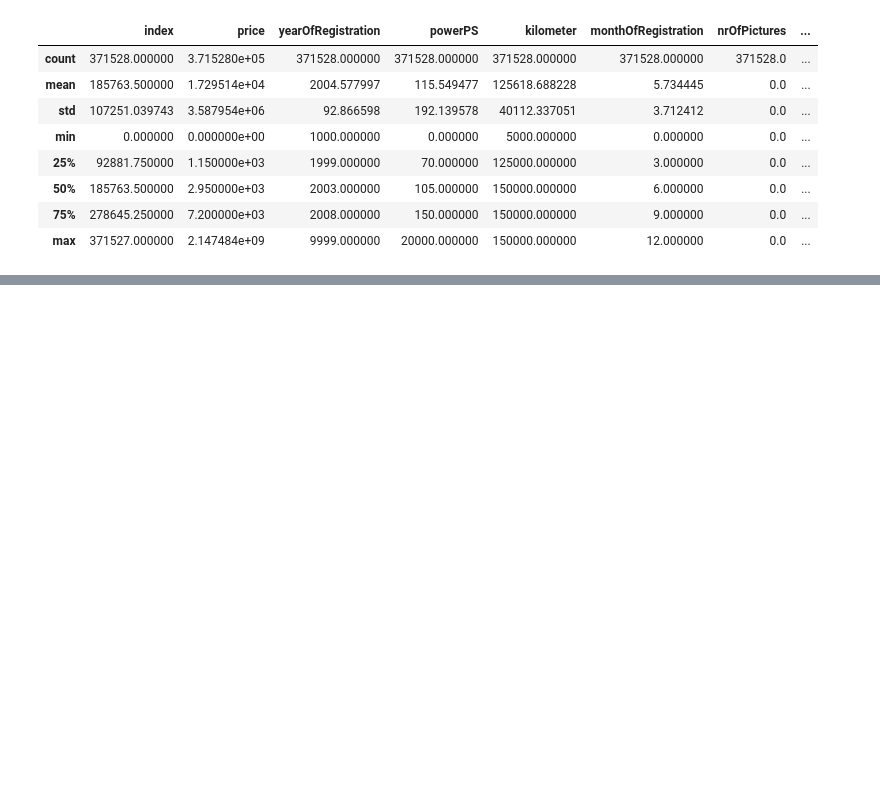
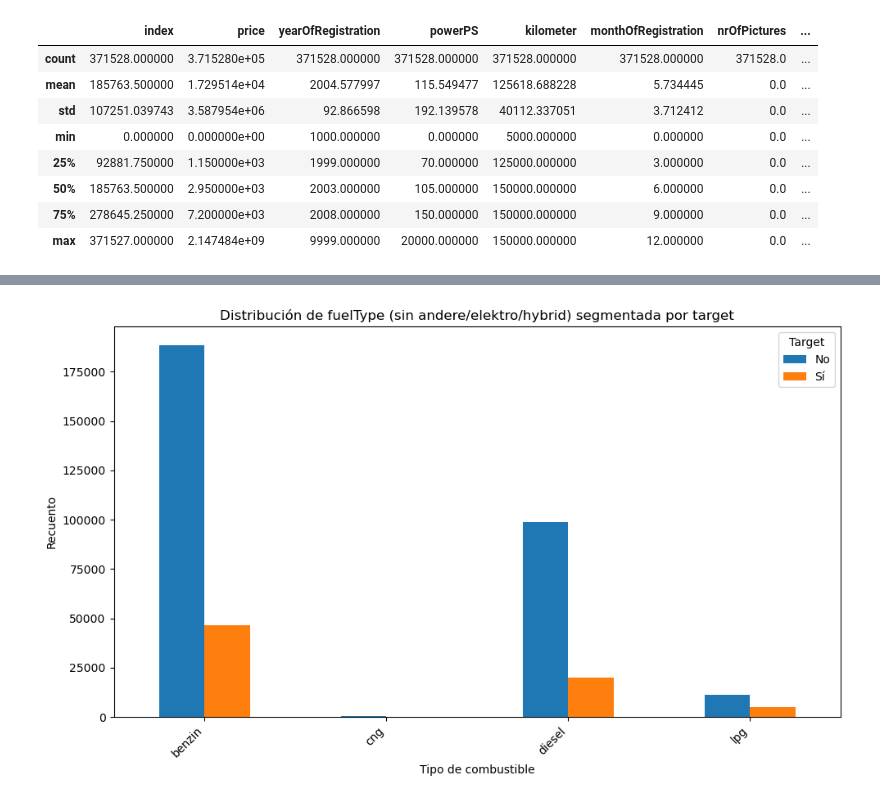
Before and after one commit to cior666/Machine-Learning-III-entrega, a Jupyter notebook: EDA/eda.ipynb, the cells around one changed output, grey strips where cells are left out. Saved outputs shown, nothing was run; the diff lists cells and outputs as text; code cells hidden in the pictures; blank space fills up the shorter version.

```diff
--- a/EDA/eda.ipynb
+++ b/EDA/eda.ipynb
@@ -19,0 +53,10 @@ df.describe()
+# %%
+ct = pd.crosstab(df['fuelType'], df['target']).rename(columns={0:'No', 1:'Sí'})
+ct = ct.drop(index=[c for c in ['andere','elektro','hybrid'] if c in ct.index])
+ax = ct.plot(kind='bar', figsize=(10,6))
+plt.title('Distribución de fuelType (sin andere/elektro/hybrid) segmentada por target')
+plt.xlabel('Tipo de combustible'); plt.ylabel('Recuento')
+plt.xticks(rotation=45, ha='right'); plt.legend(title='Target')
+plt.tight_layout(); plt.show()
+# %% [output]
+[figure, added]
```
Also changed, not shown: parts of 14 cells of this notebook, 2 other files.
